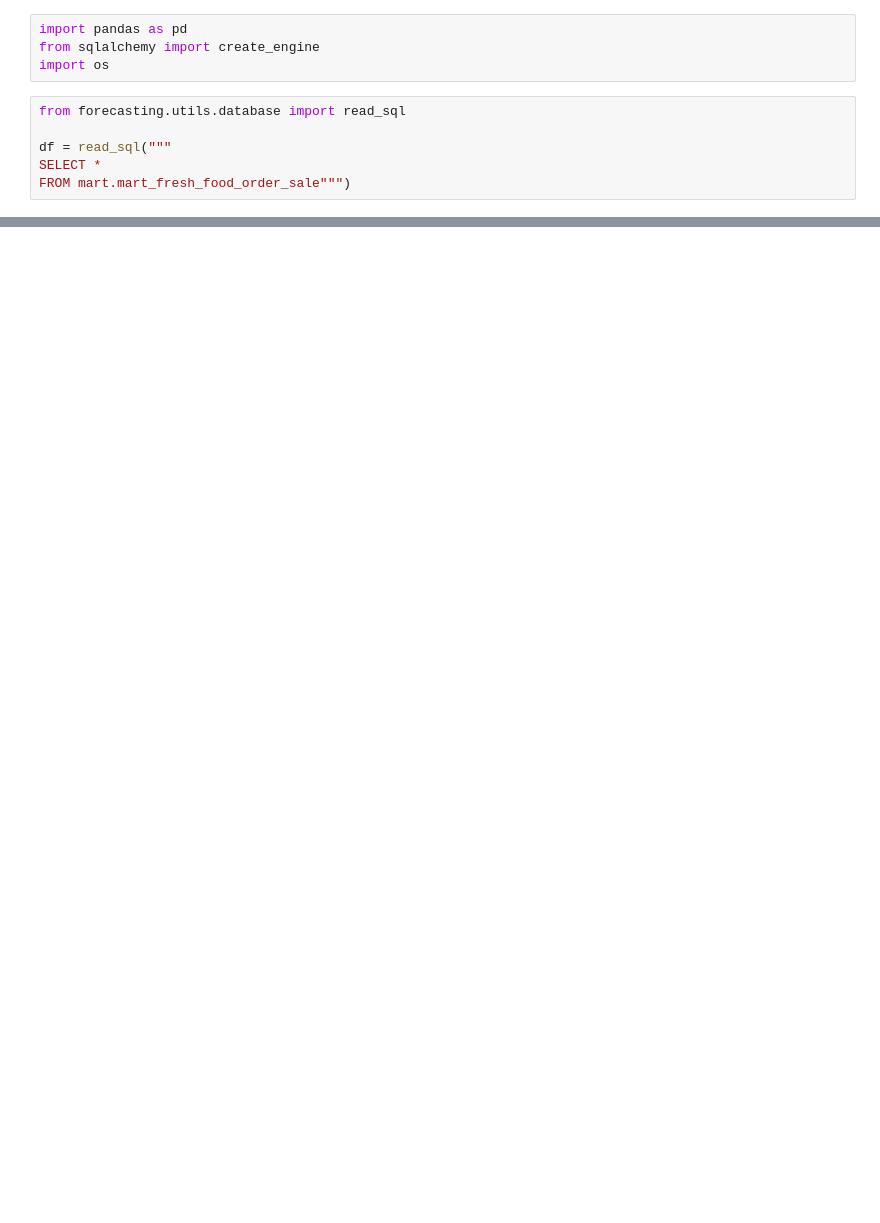
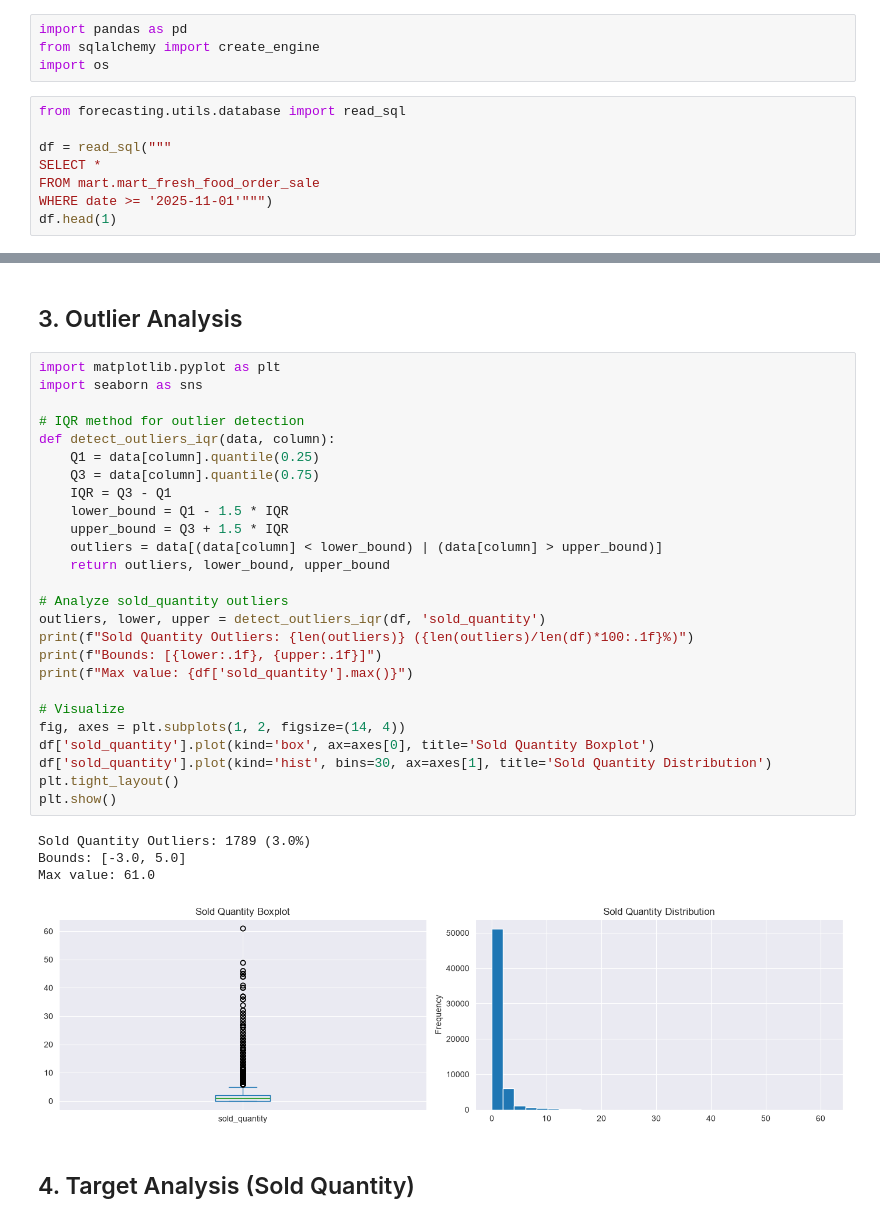
Before and after one commit to vkniazeva/ai-analytics-agent, a Jupyter notebook: forecasting/analysis/01_data_exploration.ipynb, the cells around one changed output, grey strips where cells are left out. Drawn from its saved outputs; the diff is of its cells as text; blank space fills up the shorter version.

```diff
--- a/forecasting/analysis/01_data_exploration.ipynb
+++ b/forecasting/analysis/01_data_exploration.ipynb
@@ -7,5 +7,7 @@ from forecasting.utils.database import read_sql
 
 df = read_sql("""
 SELECT *
-FROM mart.mart_fresh_food_order_sale""")
+FROM mart.mart_fresh_food_order_sale
+WHERE date >= '2025-11-01'""")
+df.head(1)
 # %% [output]
@@ -28,0 +93,35 @@ FROM mart.mart_fresh_food_order_sale""")
+# %% [markdown]
+## 3. Outlier Analysis
+# %%
+import matplotlib.pyplot as plt
+import seaborn as sns
+
+# IQR method for outlier detection
+def detect_outliers_iqr(data, column):
+    Q1 = data[column].quantile(0.25)
+    Q3 = data[column].quantile(0.75)
+    IQR = Q3 - Q1
+    lower_bound = Q1 - 1.5 * IQR
+    upper_bound = Q3 + 1.5 * IQR
+    outliers = data[(data[column] < lower_bound) | (data[column] > upper_bound)]
+    return outliers, lower_bound, upper_bound
+
+# Analyze sold_quantity outliers
+outliers, lower, upper = detect_outliers_iqr(df, 'sold_quantity')
+print(f"Sold Quantity Outliers: {len(outliers)} ({len(outliers)/len(df)*100:.1f}%)")
+print(f"Bounds: [{lower:.1f}, {upper:.1f}]")
+print(f"Max value: {df['sold_quantity'].max()}")
+
+# Visualize
+fig, axes = plt.subplots(1, 2, figsize=(14, 4))
+df['sold_quantity'].plot(kind='box', ax=axes[0], title='Sold Quantity Boxplot')
+df['sold_quantity'].plot(kind='hist', bins=30, ax=axes[1], title='Sold Quantity Distribution')
+plt.tight_layout()
+plt.show()
+# %% [output]
+Sold Quantity Outliers: 1789 (3.0%)
+Bounds: [-3.0, 5.0]
+Max value: 61.0
+[figure, added]
+# %% [markdown]
+## 4. Target Analysis (Sold Quantity)
```
Also changed, not shown: parts of 18 cells of this notebook, 2 other files.
